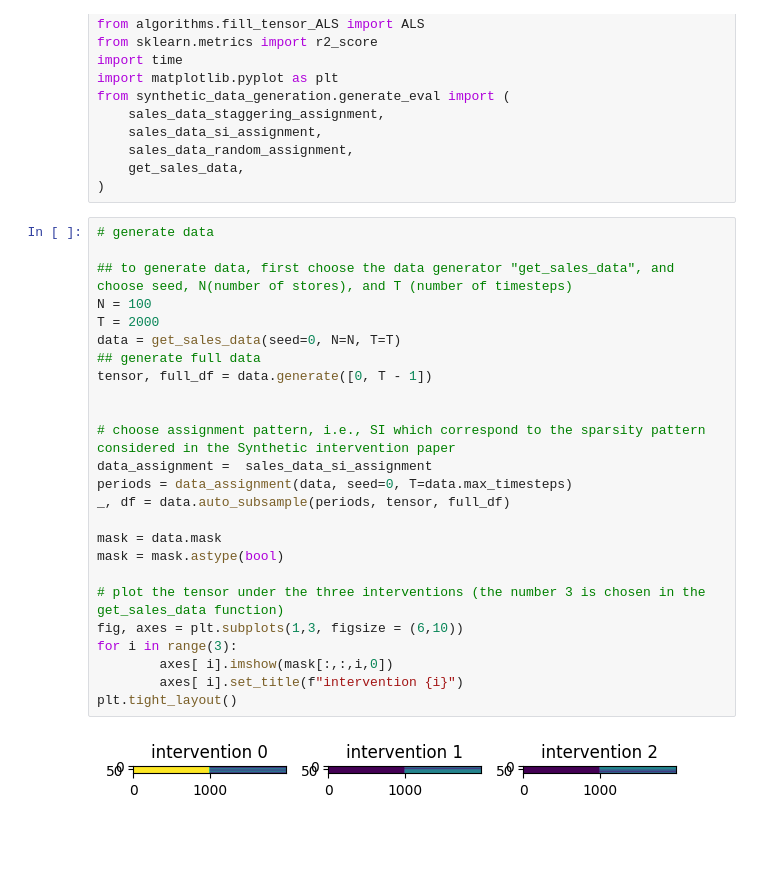
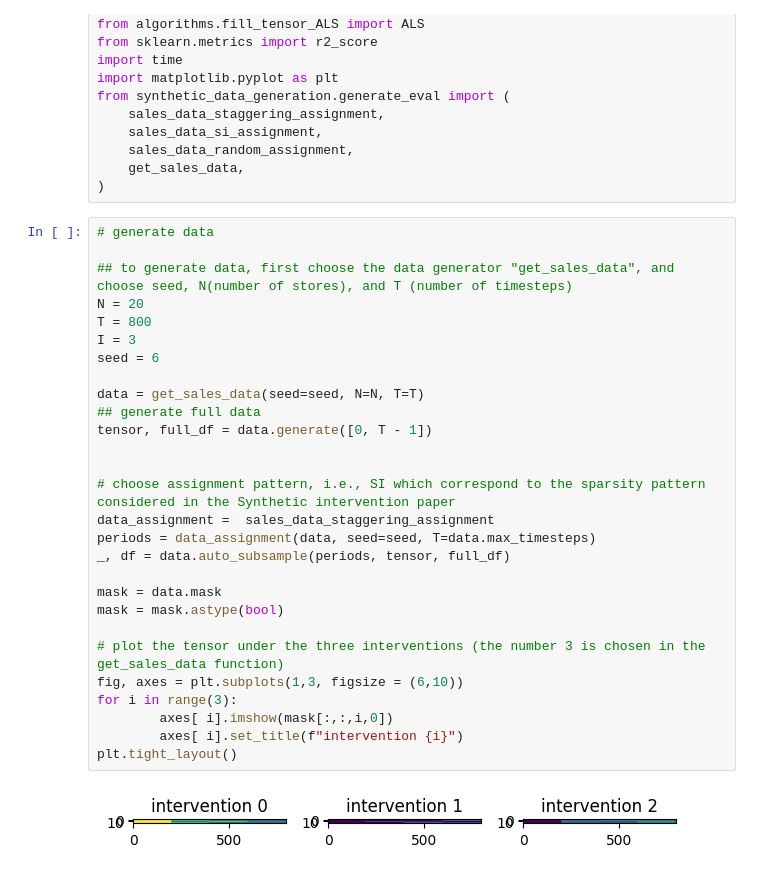
Before and after one commit to AbdullahO/What-If, a Jupyter notebook: time-flattening.ipynb, the cells around one changed output. Cells and saved outputs as stored; diff of their text form; blank space fills up the shorter version.

```diff
--- a/time-flattening.ipynb
+++ b/time-flattening.ipynb
@@ -22,27 +22,30 @@ from synthetic_data_generation.generate_eval import (
 # %%
 # generate data
 
 ## to generate data, first choose the data generator "get_sales_data", and choose seed, N(number of stores), and T (number of timesteps)
-N = 100
-T = 2000
-data = get_sales_data(seed=0, N=N, T=T)
+N = 20
+T = 800
+I = 3
+seed = 6
+
+data = get_sales_data(seed=seed, N=N, T=T)
 ## generate full data
 tensor, full_df = data.generate([0, T - 1])
 
 
 # choose assignment pattern, i.e., SI which correspond to the sparsity pattern considered in the Synthetic intervention paper
-data_assignment =  sales_data_si_assignment
-periods = data_assignment(data, seed=0, T=data.max_timesteps)
+data_assignment =  sales_data_staggering_assignment
+periods = data_assignment(data, seed=seed, T=data.max_timesteps)
 _, df = data.auto_subsample(periods, tensor, full_df)
 
 mask = data.mask
 mask = mask.astype(bool)
 
 # plot the tensor under the three interventions (the number 3 is chosen in the get_sales_data function)
 fig, axes = plt.subplots(1,3, figsize = (6,10))
 for i in range(3):
         axes[ i].imshow(mask[:,:,i,0])
         axes[ i].set_title(f"intervention {i}")
 plt.tight_layout()
 # %% [output]
-[figure, old version]
+[figure, new version]
```
Also changed, not shown: parts of 12 cells of this notebook, 5 other files.
